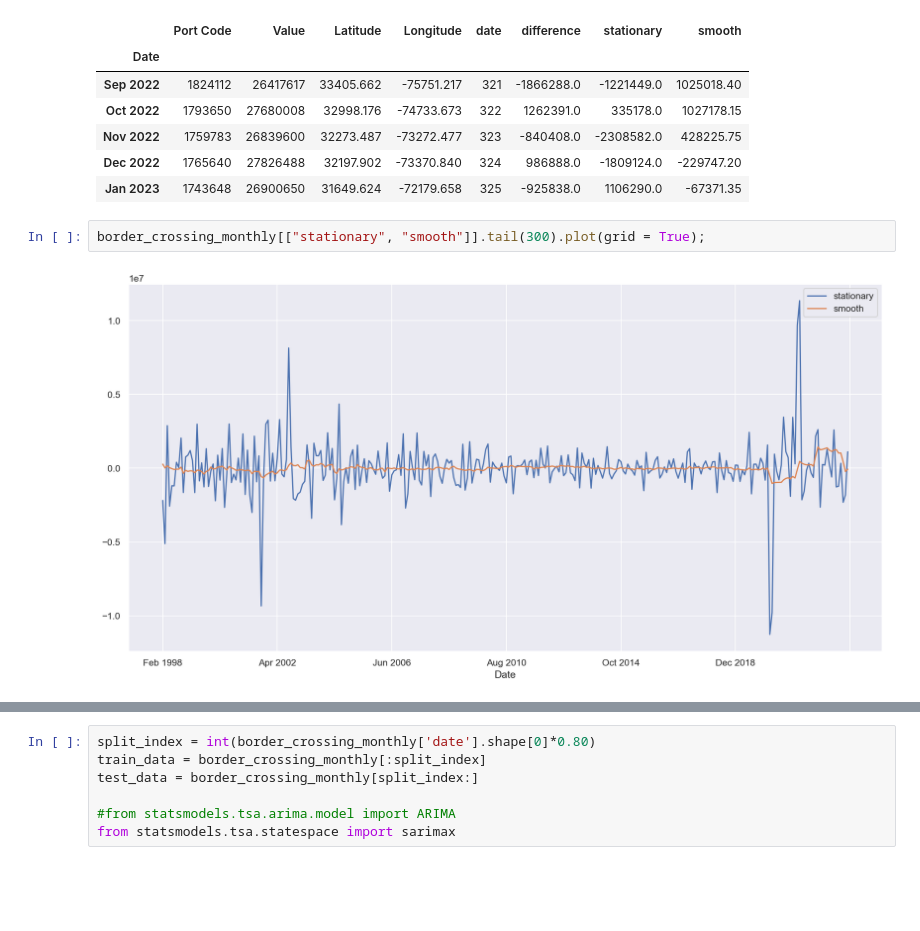
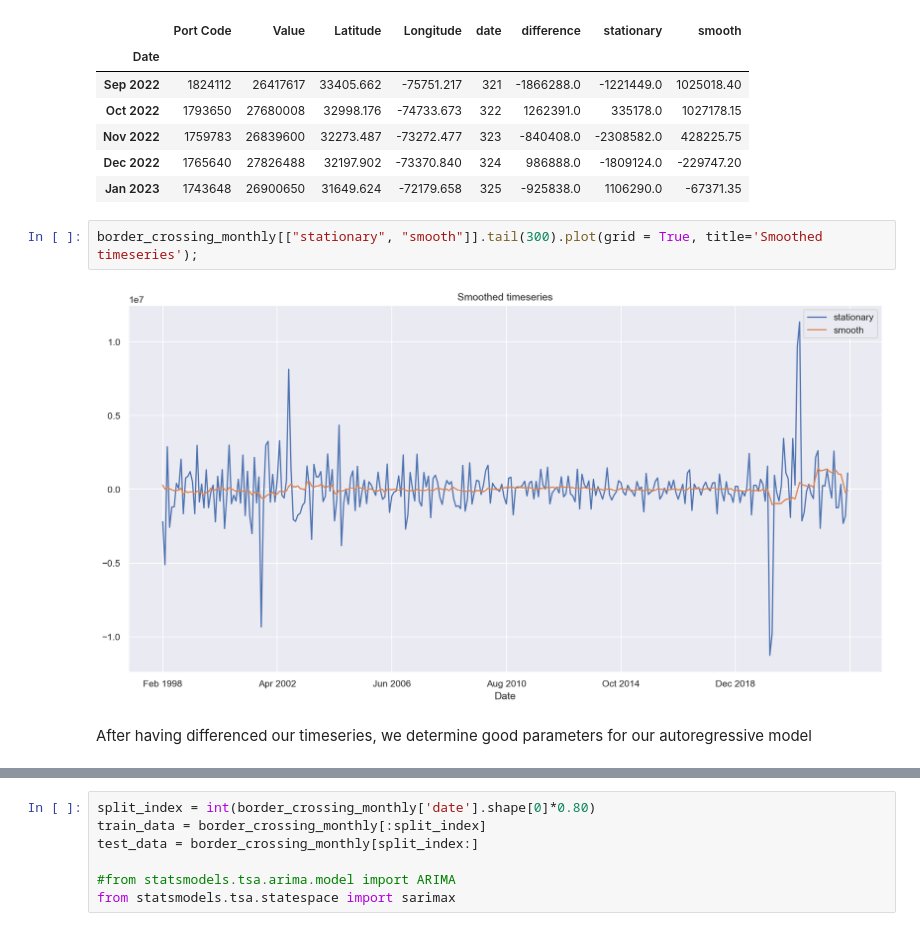
Before and after one commit to Roman20022002/Data-Analysis, a Jupyter notebook: DataMadness.ipynb, the cells around one changed output, grey strips where cells are left out. Cells and saved outputs as stored; diff of their text form; blank space fills up the shorter version.

```diff
--- a/DataMadness.ipynb
+++ b/DataMadness.ipynb
@@ -339,7 +337,9 @@ border_crossing_monthly.tail()
 | Dec 2022 | 1765640 | 27826488 | 32197.902 | -73370.840 | 324 | 986888.0 | -1809124.0 | -229747.20 |
 | Jan 2023 | 1743648 | 26900650 | 31649.624 | -72179.658 | 325 | -925838.0 | 1106290.0 | -67371.35 |
 # %%
-border_crossing_monthly[["stationary", "smooth"]].tail(300).plot(grid = True);
+border_crossing_monthly[["stationary", "smooth"]].tail(300).plot(grid = True, title='Smoothed timeseries');
 # %% [output]
-[figure, old version]
+[figure, new version]
+# %% [markdown]
+After having differenced our timeseries, we determine good parameters for our autoregressive model
 # %%
```
Also changed, not shown: parts of 30 cells of this notebook.
